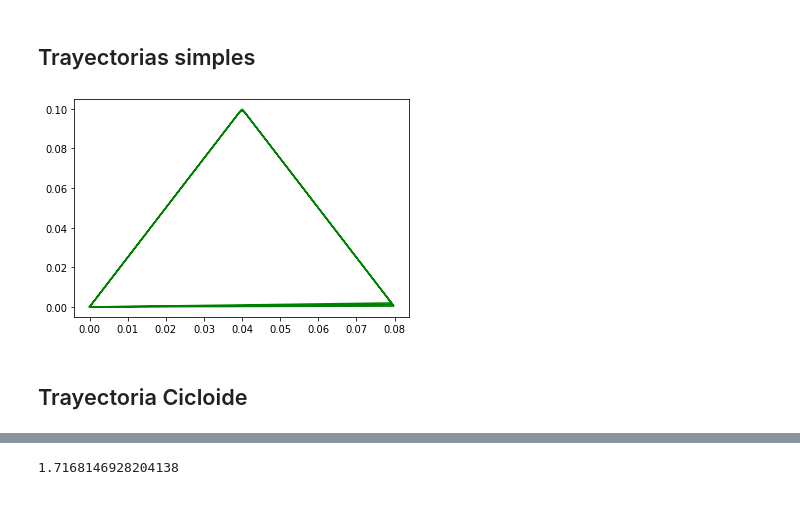
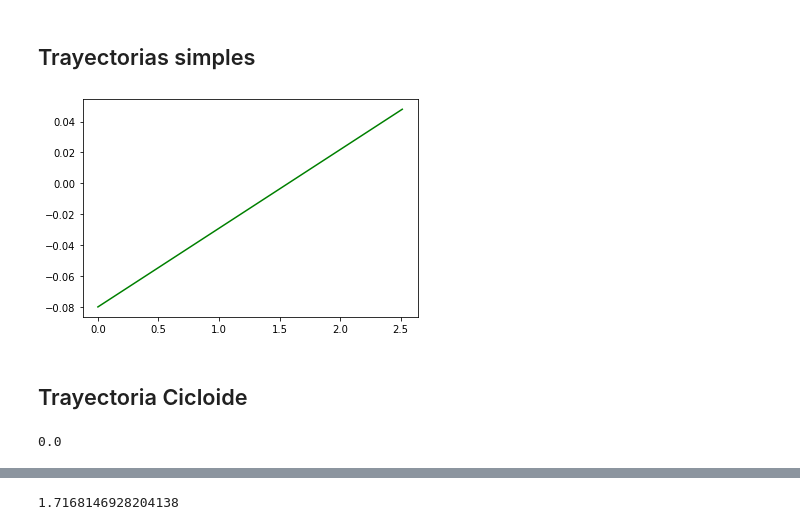
Before and after one commit to DPR00/rle_127, a Jupyter notebook: solo12-pybullet/trayectorias/pruebas.ipynb, the cells around one changed output, grey strips where cells are left out. Cells and saved outputs as stored; diff of their text form; code cells hidden in the pictures.

```diff
--- a/solo12-pybullet/trayectorias/pruebas.ipynb
+++ b/solo12-pybullet/trayectorias/pruebas.ipynb
@@ -24,28 +24,33 @@ plt.show()
 # %% [markdown]
 ## Trayectorias simples
 # %%
-th = np.linspace(0, 6*np.pi,500)
+th = np.linspace(0, 0.8*np.pi,500)
 x = np.zeros(len(th))
 z = np.zeros(len(th))
 dx = 0.08; dz = 0.1; dt = th[1]-th[0]
 for i in range(len(th)):
     # x[i] = dx*np.cos(th[i])
     #res = np.floor(th[i]/(2*np.pi))
     th[i] %= 2*np.pi #- 2*np.pi*res
     if th[i] <= np.pi:
-        x[i] = th[i]*dx/np.pi
+        x[i] = 2*th[i]*dx/np.pi -dx
         if th[i] <= np.pi/2:
             z[i] = 2*th[i]*dz/np.pi
         else:
             z[i] = 2*dz-2*th[i]*dz/np.pi
     else:
-        x[i] = 0
+        x[i] = -2*th[i]*dx/np.pi + 3*dx
         z[i] = 0
 
-plt.plot(x,z,'g')
+plt.plot(th,x,'g')
 plt.show()
 # %% [output]
-[figure, old version]
+[figure, new version]
 # %% [markdown]
 ## Trayectoria Cicloide
+# %%
+a = 4*np.pi
+a%a
+# %% [output]
+0.0
 # %%
```
Also changed, not shown: parts of 3 cells of this notebook, 16 other files.
